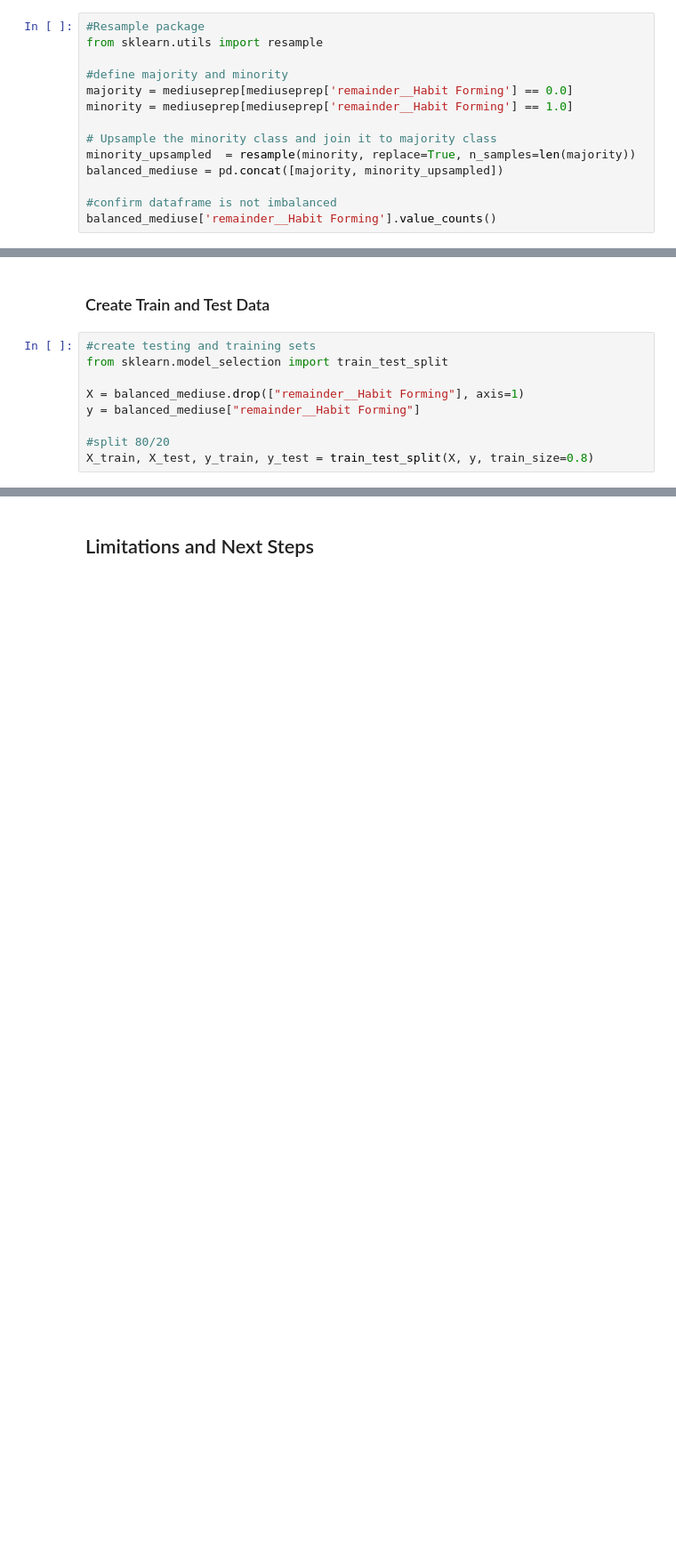
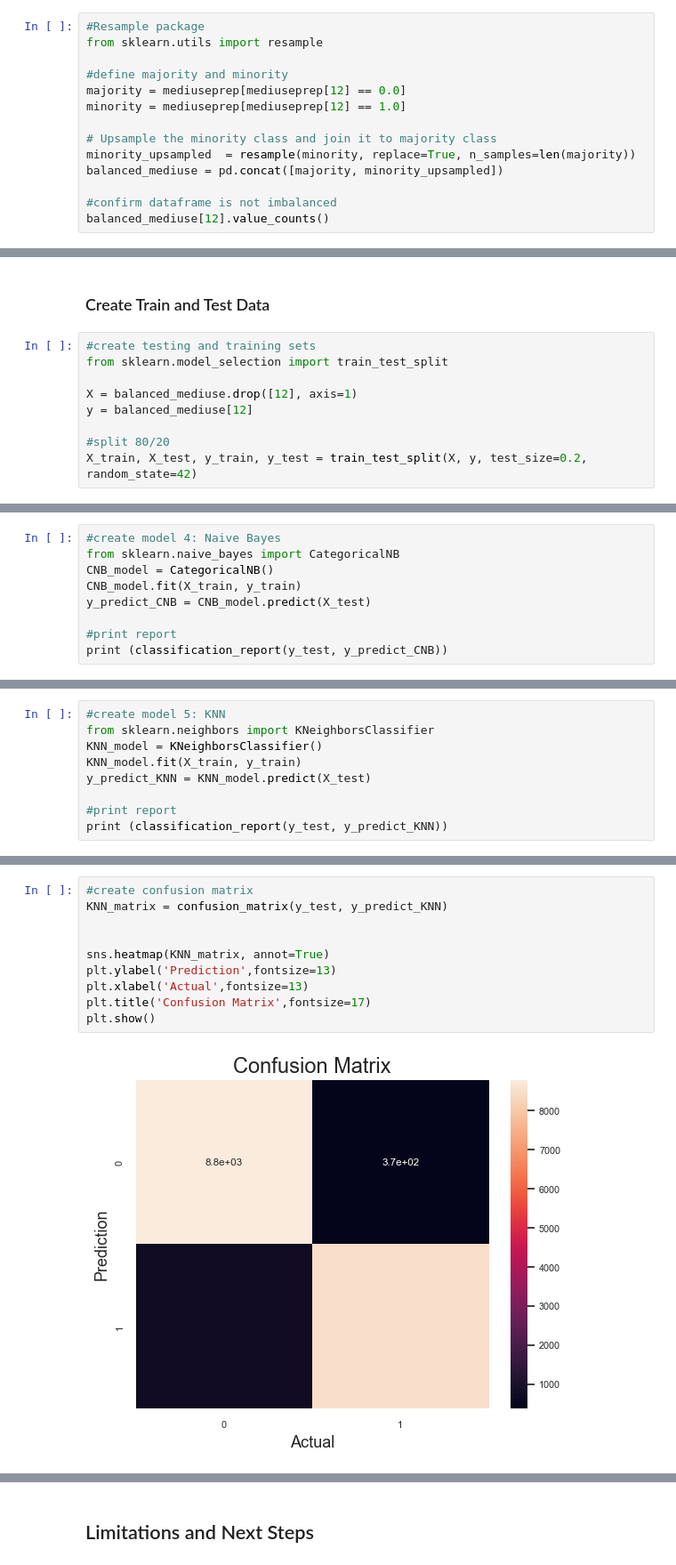
Before and after one commit to 4vantikanair/MandA_Project, a Jupyter notebook: Medication_and_Addiction.ipynb, the cells around one changed output, grey strips where cells are left out. Shown at 89% size. Drawn from its saved outputs; the diff is of its cells as text; blank space fills up the shorter version.

```diff
--- a/Medication_and_Addiction.ipynb
+++ b/Medication_and_Addiction.ipynb
@@ -303,13 +312,13 @@ The dataset is imbalanced so we need to resample it
 from sklearn.utils import resample
 
 #define majority and minority
-majority = mediuseprep[mediuseprep['remainder__Habit Forming'] == 0.0]
-minority = mediuseprep[mediuseprep['remainder__Habit Forming'] == 1.0]
+majority = mediuseprep[mediuseprep[12] == 0.0]
+minority = mediuseprep[mediuseprep[12] == 1.0]
 
 # Upsample the minority class and join it to majority class
 minority_upsampled  = resample(minority, replace=True, n_samples=len(majority))
 balanced_mediuse = pd.concat([majority, minority_upsampled])
 
 #confirm dataframe is not imbalanced
-balanced_mediuse['remainder__Habit Forming'].value_counts()
+balanced_mediuse[12].value_counts()
 # %% [output]
@@ -322,9 +332,9 @@ Name: remainder__Habit Forming, dtype: int64
 #create testing and training sets
 from sklearn.model_selection import train_test_split
 
-X = balanced_mediuse.drop(["remainder__Habit Forming"], axis=1)
-y = balanced_mediuse["remainder__Habit Forming"]
+X = balanced_mediuse.drop([12], axis=1)
+y = balanced_mediuse[12]
 
 #split 80/20
-X_train, X_test, y_train, y_test = train_test_split(X, y, train_size=0.8)
+X_train, X_test, y_train, y_test = train_test_split(X, y, test_size=0.2, random_state=42)
 # %% [markdown]
@@ -394,0 +407,9 @@ weighted avg       0.91      0.91      0.90     96886
+# %%
+#create model 4: Naive Bayes
+from sklearn.naive_bayes import CategoricalNB
+CNB_model = CategoricalNB()
+CNB_model.fit(X_train, y_train)
+y_predict_CNB = CNB_model.predict(X_test)
+
+#print report
+print (classification_report(y_test, y_predict_CNB))
@@ -394,0 +427,9 @@ weighted avg       0.91      0.91      0.90     96886
+# %%
+#create model 5: KNN
+from sklearn.neighbors import KNeighborsClassifier
+KNN_model = KNeighborsClassifier()
+KNN_model.fit(X_train, y_train)
+y_predict_KNN = KNN_model.predict(X_test)
+
+#print report
+print (classification_report(y_test, y_predict_KNN))
@@ -457,0 +571,12 @@ plt.show()
+# %%
+#create confusion matrix
+KNN_matrix = confusion_matrix(y_test, y_predict_KNN)
+
+
+sns.heatmap(KNN_matrix, annot=True)
+plt.ylabel('Prediction',fontsize=13)
+plt.xlabel('Actual',fontsize=13)
+plt.title('Confusion Matrix',fontsize=17)
+plt.show()
+# %% [output]
+[figure, added]
```
Also changed, not shown: parts of 56 cells of this notebook.
